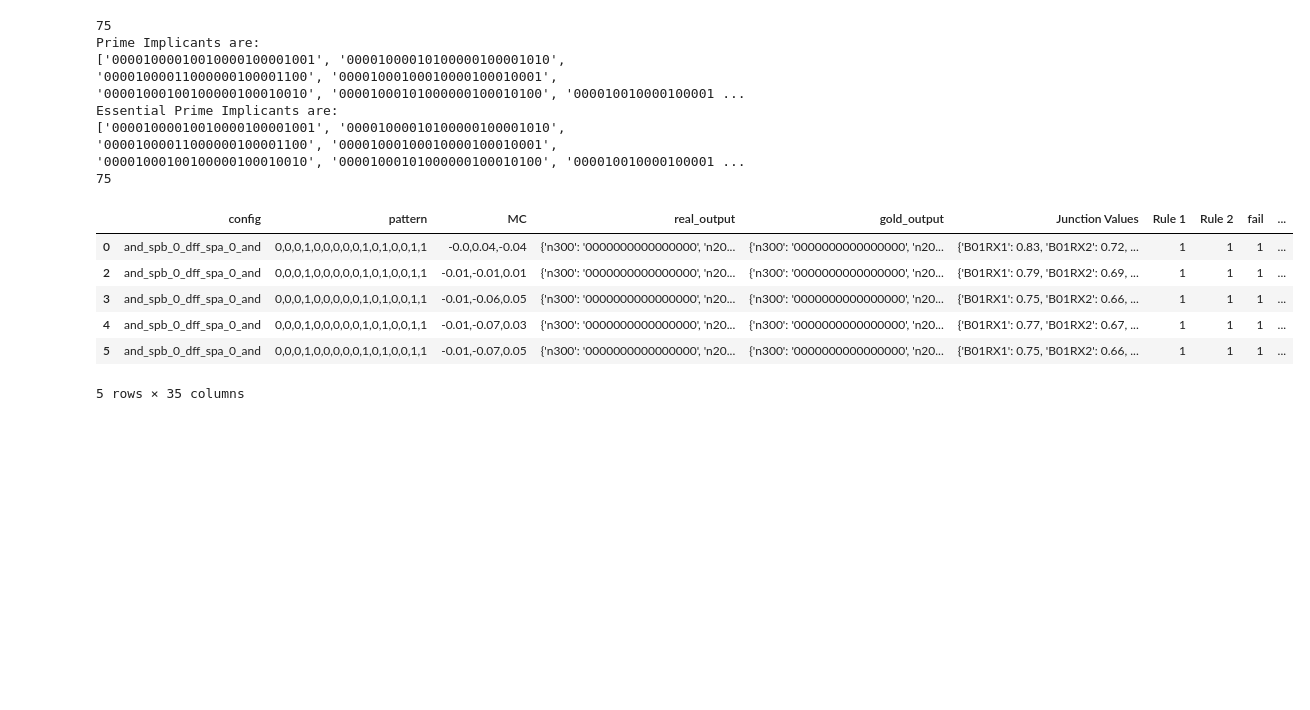
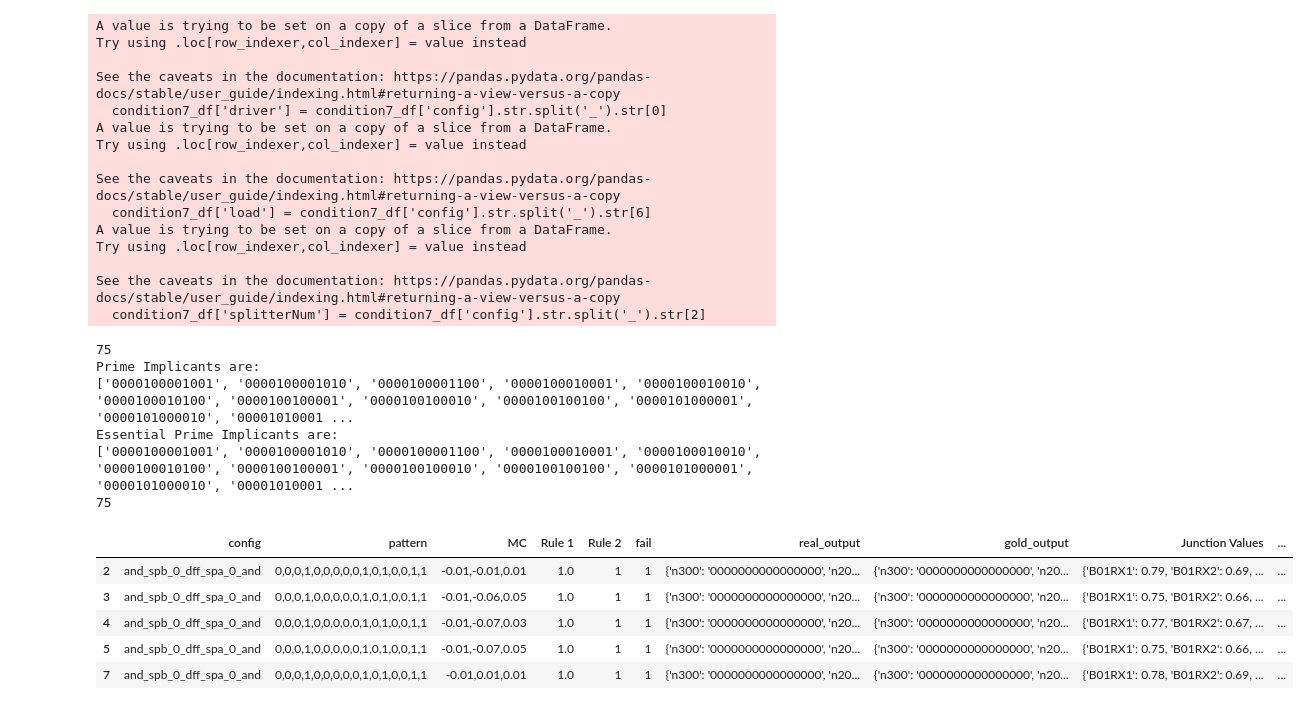
Before and after one commit to carrienlei/RSFQ_2, a Jupyter notebook: RSFQ_2.ipynb, the cells around one changed output. Cells and saved outputs as stored; diff of their text form; code cells hidden in the pictures; blank space fills up the shorter version.

```diff
--- a/RSFQ_2.ipynb
+++ b/RSFQ_2.ipynb
@@ -82,26 +113,28 @@ condition6_df['load'] = condition6_df['config'].str.split('_').str[6]
 condition6_df['splitterNum'] = condition6_df['config'].str.split('_').str[2]
 condition6_df = pd.get_dummies(condition6_df, columns = ["driver", "load", "splitterNum"])
 
-truthTable_6 = condition6_df.iloc[:, 9:]
 
-minterms_6 = []
-for row in truthTable_6.values:
-    binary = "".join(map(str, row))
-    minterms_6.append(binary)
+truthTable_6 = condition6_df[condition6_df.columns[-14:]]
+truthTable_6
 
-minterms_6 = list(set(minterms_6))
-minterms_6.sort()
-print (len(minterms_6))
-no_of_variable = 14
-prime_implicants = qm.check(minterms_6)
-print("Prime Implicants are:")
-print(prime_implicants)
-chart = qm.prime_implicant_chart(prime_implicants, minterms_6)
+# minterms_6 = []
+# for row in truthTable_6.values:
+#     binary = "".join(map(str, row))
+#     minterms_6.append(binary)
 
-essential_prime_implicants = qm.selection(chart, prime_implicants)
-print("Essential Prime Implicants are:")
-print(essential_prime_implicants)
-print(len(essential_prime_implicants))
+# minterms_6 = list(set(minterms_6))
+# minterms_6.sort()
+# print (len(minterms_6))
+# no_of_variable = 14
+# prime_implicants = qm.check(minterms_6)
+# print("Prime Implicants are:")
+# print(prime_implicants)
+# chart = qm.prime_implicant_chart(prime_implicants, minterms_6)
 
-truthTable_6.head()
+# essential_prime_implicants = qm.selection(chart, prime_implicants)
+# print("Essential Prime Implicants are:")
+# print(essential_prime_implicants)
+# print(len(essential_prime_implicants))
+
+# truthTable_6.head()
 # %% [output]
@@ -135,44 +154,58 @@ Essential Prime Implicants are:
 # %%
 condition7_df['driver'] = condition7_df['config'].str.split('_').str[0]
 condition7_df['load'] = condition7_df['config'].str.split('_').str[6]
 condition7_df['splitterNum'] = condition7_df['config'].str.split('_').str[2]
 condition7_df = pd.get_dummies(condition7_df, columns = ["driver", "load", "splitterNum"])
 
-truthTable_7 = condition7_df.iloc[:, 9:]
+truthTable_7 = condition7_df.loc[:, 9:]
 
 minterms_7 = []
 for row in truthTable_7.values:
     binary = "".join(map(str, row))
     minterms_7.append(binary)
 
 minterms_7 = list(set(minterms_7))
 minterms_7.sort()
 print(len(minterms_7))
 
 no_of_variable = 14
 prime_implicants = qm.check(minterms_7)
 print("Prime Implicants are:")
 print(prime_implicants)
 chart = qm.prime_implicant_chart(prime_implicants, minterms_7)
 
 essential_prime_implicants = qm.selection(chart, prime_implicants)
 print("Essential Prime Implicants are:")
 print(essential_prime_implicants)
 print(len(essential_prime_implicants))
 
 truthTable_7.head()
 condition7_df.head()
 # %% [output]
-75
-Prime Implicants are:
-['00001000010010000100001001', '00001000010100000100001010', '00001000011000000100001100', '00001000100010000100010001', '00001000100100000100010010', '00001000101000000100010100', '000010010000100001 ...
-Essential Prime Implicants are:
-['00001000010010000100001001', '00001000010100000100001010', '00001000011000000100001100', '00001000100010000100010001', '00001000100100000100010010', '00001000101000000100010100', '000010010000100001 ...
-75
+A value is trying to be set on a copy of a slice from a DataFrame.
+Try using .loc[row_indexer,col_indexer] = value instead
+
+See the caveats in the documentation: https://pandas.pydata.org/pandas-docs/stable/user_guide/indexing.html#returning-a-view-versus-a-copy
+  condition7_df['driver'] = condition7_df['config'].str.split('_').str[0]
+A value is trying to be set on a copy of a slice from a DataFrame.
+Try using .loc[row_indexer,col_indexer] = value instead
+
+See the caveats in the documentation: https://pandas.pydata.org/pandas-docs/stable/user_guide/indexing.html#returning-a-view-versus-a-copy
+  condition7_df['load'] = condition7_df['config'].str.split('_').str[6]
+A value is trying to be set on a copy of a slice from a DataFrame.
+Try using .loc[row_indexer,col_indexer] = value instead
+
+See the caveats in the documentation: https://pandas.pydata.org/pandas-docs/stable/user_guide/indexing.html#returning-a-view-versus-a-copy
+  condition7_df['splitterNum'] = condition7_df['config'].str.split('_').str[2]
+75
+Prime Implicants are:
+['0000100001001', '0000100001010', '0000100001100', '0000100010001', '0000100010010', '0000100010100', '0000100100001', '0000100100010', '0000100100100', '0000101000001', '0000101000010', '00001010001 ...
+Essential Prime Implicants are:
+['0000100001001', '0000100001010', '0000100001100', '0000100010001', '0000100010010', '0000100010100', '0000100100001', '0000100100010', '0000100100100', '0000101000001', '0000101000010', '00001010001 ...
+75
-|  | config | pattern | MC | real_output | gold_output | Junction Values | Rule 1 | Rule 2 | fail | ... |
-| 0 | and_spb_0_dff_spa_0_and | 0,0,0,1,0,0,0,0,0,1,0,1,0,0,1,1 | -0.0,0.04,-0.04 | {'n300': '0000000000000000', 'n20... | {'n300': '0000000000000000', 'n20... | {'B01RX1': 0.83, 'B01RX2': 0.72, ... | 1 | 1 | 1 | ... |
-| 2 | and_spb_0_dff_spa_0_and | 0,0,0,1,0,0,0,0,0,1,0,1,0,0,1,1 | -0.01,-0.01,0.01 | {'n300': '0000000000000000', 'n20... | {'n300': '0000000000000000', 'n20... | {'B01RX1': 0.79, 'B01RX2': 0.69, ... | 1 | 1 | 1 | ... |
-| 3 | and_spb_0_dff_spa_0_and | 0,0,0,1,0,0,0,0,0,1,0,1,0,0,1,1 | -0.01,-0.06,0.05 | {'n300': '0000000000000000', 'n20... | {'n300': '0000000000000000', 'n20... | {'B01RX1': 0.75, 'B01RX2': 0.66, ... | 1 | 1 | 1 | ... |
-| 4 | and_spb_0_dff_spa_0_and | 0,0,0,1,0,0,0,0,0,1,0,1,0,0,1,1 | -0.01,-0.07,0.03 | {'n300': '0000000000000000', 'n20... | {'n300': '0000000000000000', 'n20... | {'B01RX1': 0.77, 'B01RX2': 0.67, ... | 1 | 1 | 1 | ... |
-| 5 | and_spb_0_dff_spa_0_and | 0,0,0,1,0,0,0,0,0,1,0,1,0,0,1,1 | -0.01,-0.07,0.05 | {'n300': '0000000000000000', 'n20... | {'n300': '0000000000000000', 'n20... | {'B01RX1': 0.75, 'B01RX2': 0.66, ... | 1 | 1 | 1 | ... |
+|  | config | pattern | MC | Rule 1 | Rule 2 | fail | real_output | gold_output | Junction Values | ... |
+| 2 | and_spb_0_dff_spa_0_and | 0,0,0,1,0,0,0,0,0,1,0,1,0,0,1,1 | -0.01,-0.01,0.01 | 1.0 | 1 | 1 | {'n300': '0000000000000000', 'n20... | {'n300': '0000000000000000', 'n20... | {'B01RX1': 0.79, 'B01RX2': 0.69, ... | ... |
+| 3 | and_spb_0_dff_spa_0_and | 0,0,0,1,0,0,0,0,0,1,0,1,0,0,1,1 | -0.01,-0.06,0.05 | 1.0 | 1 | 1 | {'n300': '0000000000000000', 'n20... | {'n300': '0000000000000000', 'n20... | {'B01RX1': 0.75, 'B01RX2': 0.66, ... | ... |
+| 4 | and_spb_0_dff_spa_0_and | 0,0,0,1,0,0,0,0,0,1,0,1,0,0,1,1 | -0.01,-0.07,0.03 | 1.0 | 1 | 1 | {'n300': '0000000000000000', 'n20... | {'n300': '0000000000000000', 'n20... | {'B01RX1': 0.77, 'B01RX2': 0.67, ... | ... |
+| 5 | and_spb_0_dff_spa_0_and | 0,0,0,1,0,0,0,0,0,1,0,1,0,0,1,1 | -0.01,-0.07,0.05 | 1.0 | 1 | 1 | {'n300': '0000000000000000', 'n20... | {'n300': '0000000000000000', 'n20... | {'B01RX1': 0.75, 'B01RX2': 0.66, ... | ... |
+| 7 | and_spb_0_dff_spa_0_and | 0,0,0,1,0,0,0,0,0,1,0,1,0,0,1,1 | -0.01,0.01,0.01 | 1.0 | 1 | 1 | {'n300': '0000000000000000', 'n20... | {'n300': '0000000000000000', 'n20... | {'B01RX1': 0.78, 'B01RX2': 0.69, ... | ... |
-5 rows × 35 columns
```
Also changed, not shown: parts of 4 cells of this notebook.
